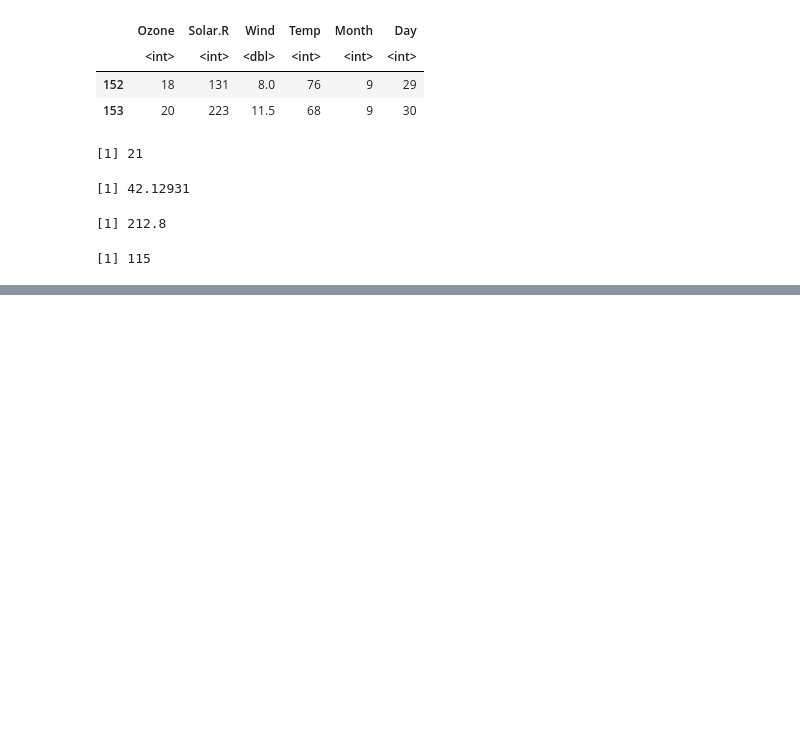
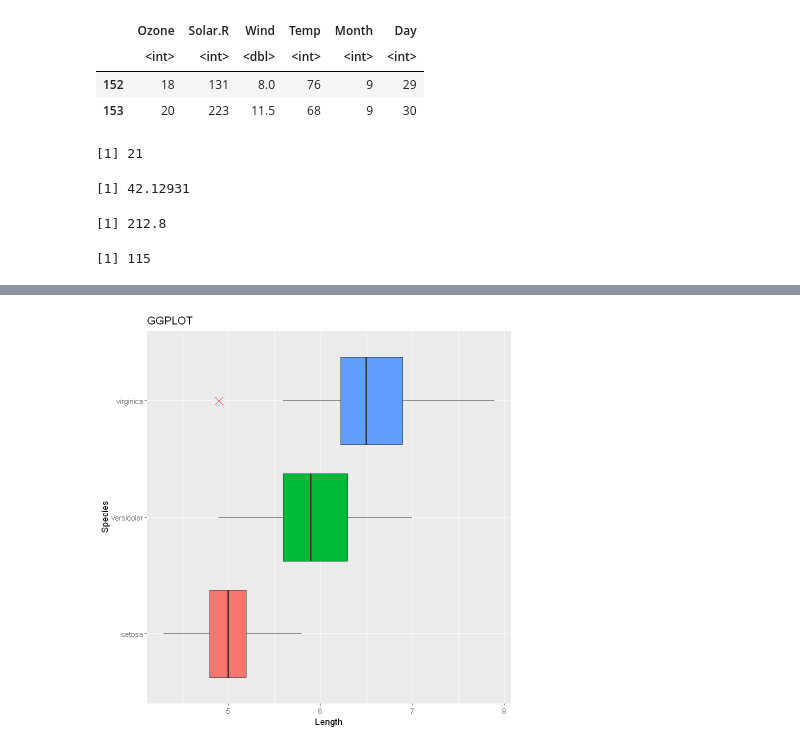
Before and after one commit to srupat/ds-lab, a Jupyter notebook: lab.ipynb, the cells around one changed output, grey strips where cells are left out. Saved outputs shown, nothing was run; the diff lists cells and outputs as text; code cells hidden in the pictures; blank space fills up the shorter version.

Commit message:
ggplot2 2

```diff
--- a/lab.ipynb
+++ b/lab.ipynb
@@ -98,0 +120,5 @@ max(df$Ozone[df$Month == 5], na.rm = T)
+# %%
+p<-ggplot(iris, aes(Sepal.Length, Species, fill = Species)) + geom_boxplot(outlier.shape = 4, outlier.color = "red", outlier.size = 4) + theme(legend.position = "none") + labs(title = "GGPLOT", x = "Length", y = "Species")
+print(p)
+# %% [output]
+[figure, added]
```
Also changed, not shown: parts of 7 cells of this notebook.
